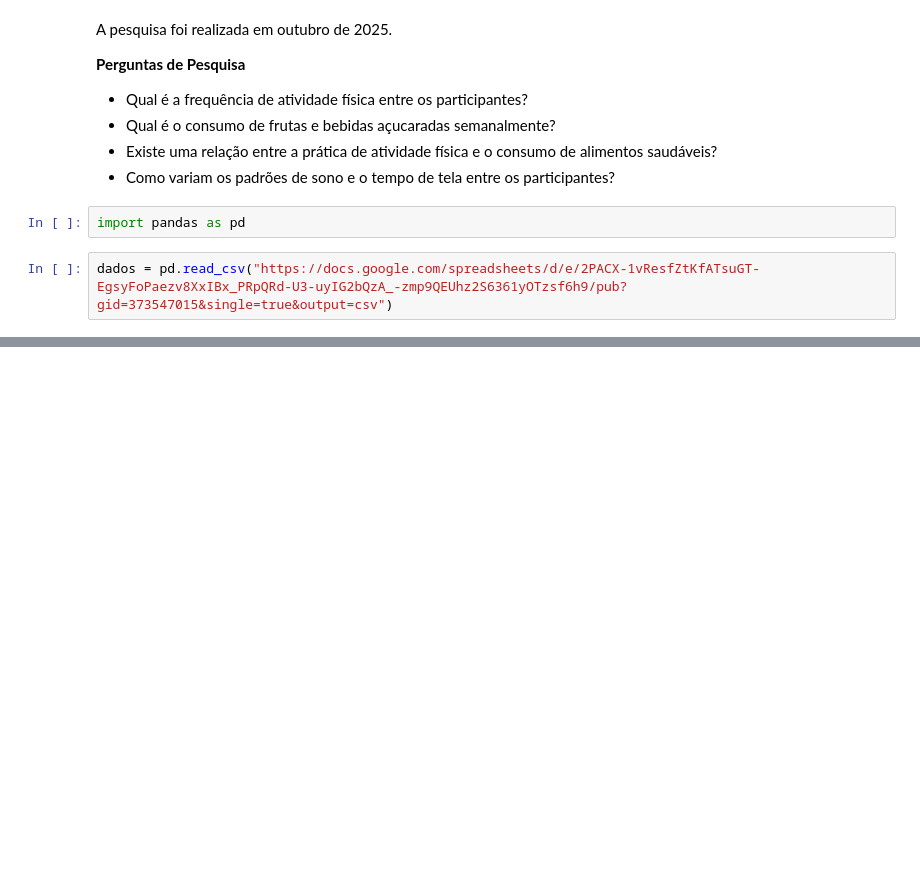
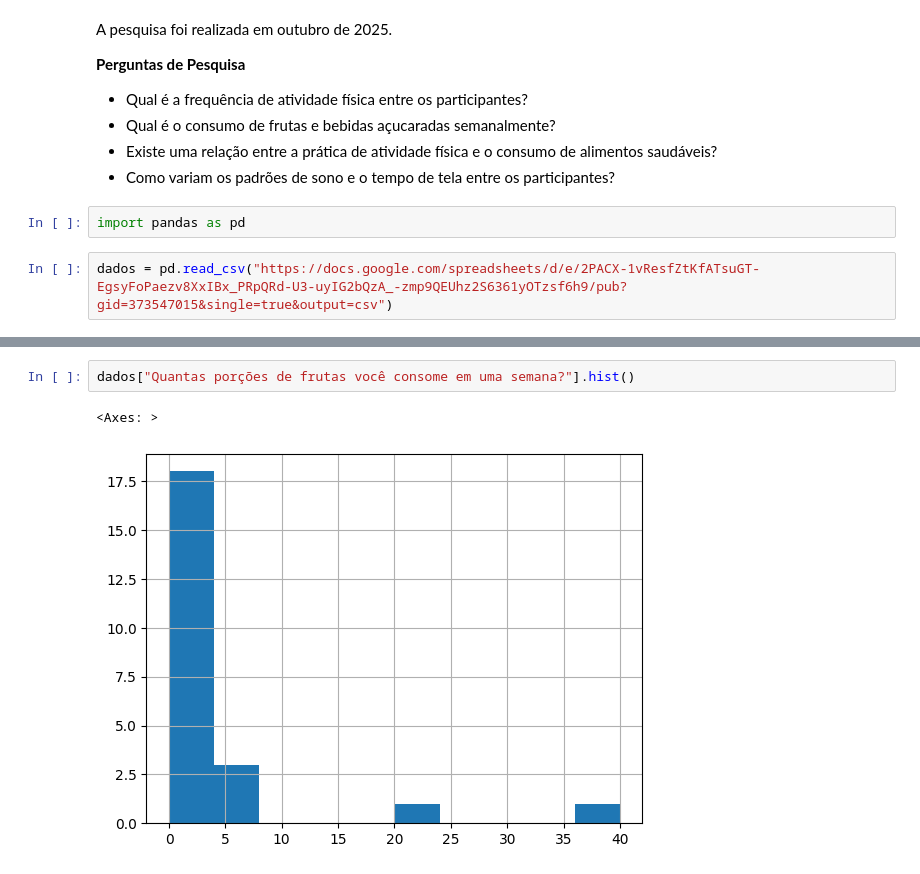
Before and after one commit to matheus15dfafef/analise-de-dados-com-pyton-, a Jupyter notebook: Aula_4_|_Análise_Exploratória_de_Dados_sobre_Hábitos_de_Saúde_e_Bem_Estar.ipynb, the cells around one changed output, grey strips where cells are left out. Cells and saved outputs as stored; diff of their text form; blank space fills up the shorter version.

```diff
--- a/Aula_4_|_Análise_Exploratória_de_Dados_sobre_Hábitos_de_Saúde_e_Bem_Estar.ipynb
+++ b/Aula_4_|_Análise_Exploratória_de_Dados_sobre_Hábitos_de_Saúde_e_Bem_Estar.ipynb
@@ -40,0 +56,5 @@ dados
+# %%
+dados["Quantas porções de frutas você consome em uma semana?"].hist()
+# %% [output]
+<Axes: >
+[figure, added]
```
Also changed, not shown: parts of 11 cells of this notebook.
